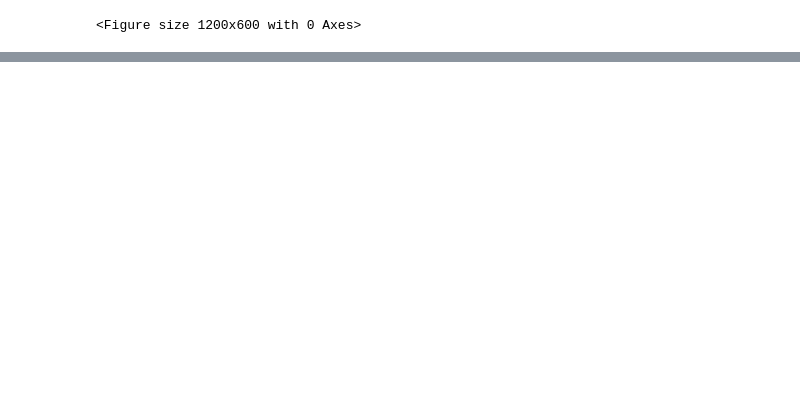
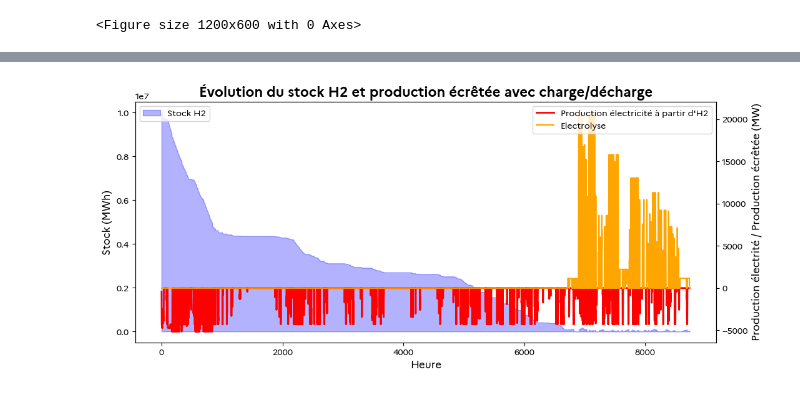
Before and after one commit to alextonon/ETE305_Optimization_Study, a Jupyter notebook: analysis_with_optimization.ipynb, the cells around one changed output, grey strips where cells are left out. Saved outputs shown, nothing was run; the diff lists cells and outputs as text; code cells hidden in the pictures; blank space fills up the shorter version.

```diff
--- a/analysis_with_optimization.ipynb
+++ b/analysis_with_optimization.ipynb
@@ -838,0 +836,24 @@ plt.show()
+# %%
+fig, ax1 = plt.subplots(figsize=(12,5))
+
+time = df_global.index
+
+# Axe principal : Stock STEP et production écrêtée
+ax1.fill_between(time, 0, df_global["H2_Stock"], color='blue', alpha=0.3, label="Stock H2")
+# ax1.fill_between(time, 0, df_global["Ecret"], color='gray', alpha=0.3, label="Production écrêtée")
+ax1.set_xlabel("Heure")
+ax1.set_ylabel("Stock (MWh)")
+ax1.legend(loc='upper left')
+
+# Axe secondaire : Charge et décharge
+ax2 = ax1.twinx()
+ax2.plot(time, -df_global["H2_CCG"]-df_global["H2_TAC"], color='red', linewidth=2, label="Production électricité à partir d'H2")
+ax2.plot(time, df_global["Electrolyse"], color='orange', label="Electrolyse")
+# ax2.plot(time, df_global["H2_discharge"], color='red', linewidth=2, label="Décharge H2")
+ax2.set_ylabel("Production électrité / Production écrêtée (MW)")
+ax2.legend(loc='upper right')
+
+plt.title("Évolution du stock H2 et production écrêtée avec charge/décharge")
+plt.show()
+# %% [output]
+[figure, added]
```
Also changed, not shown: parts of 18 cells of this notebook.
